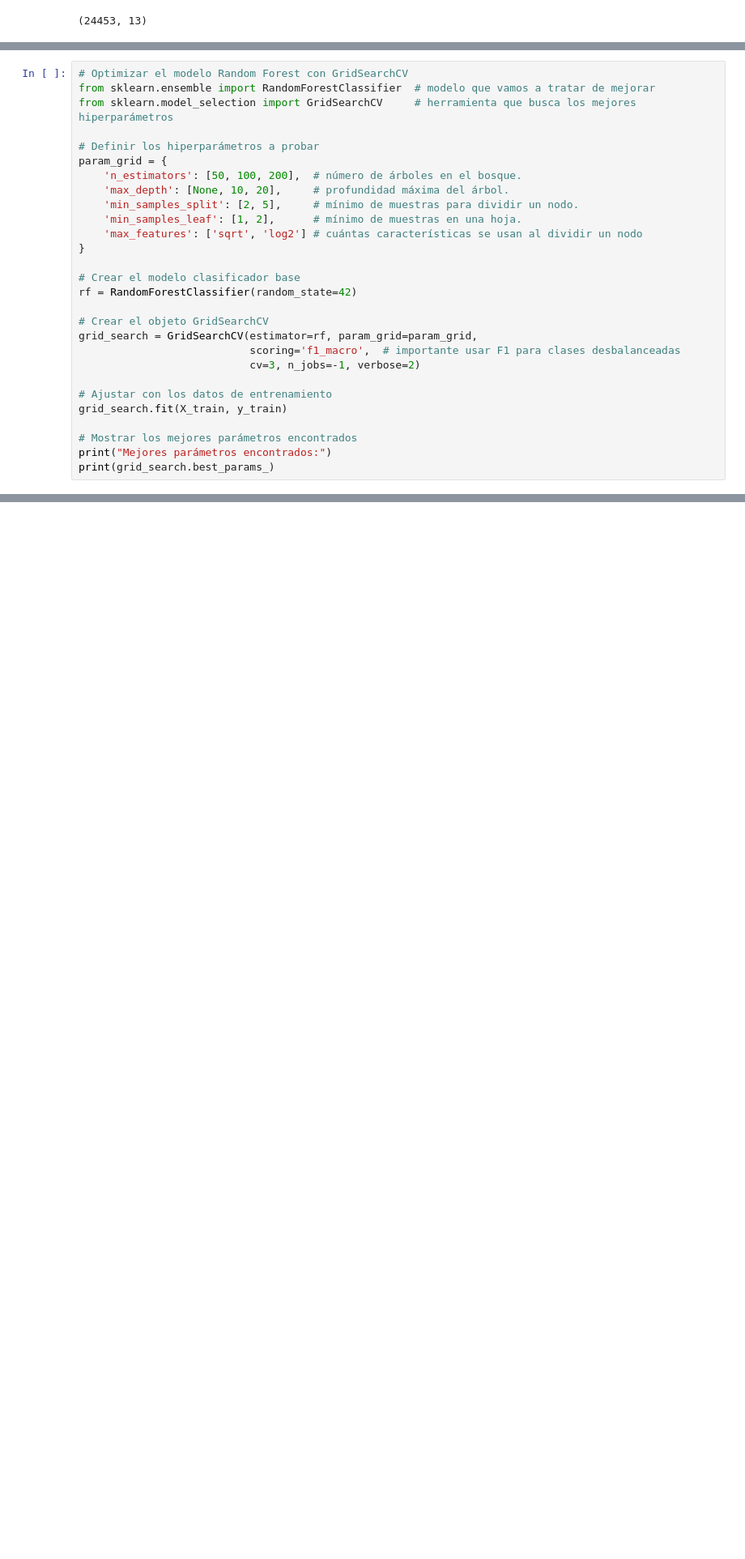
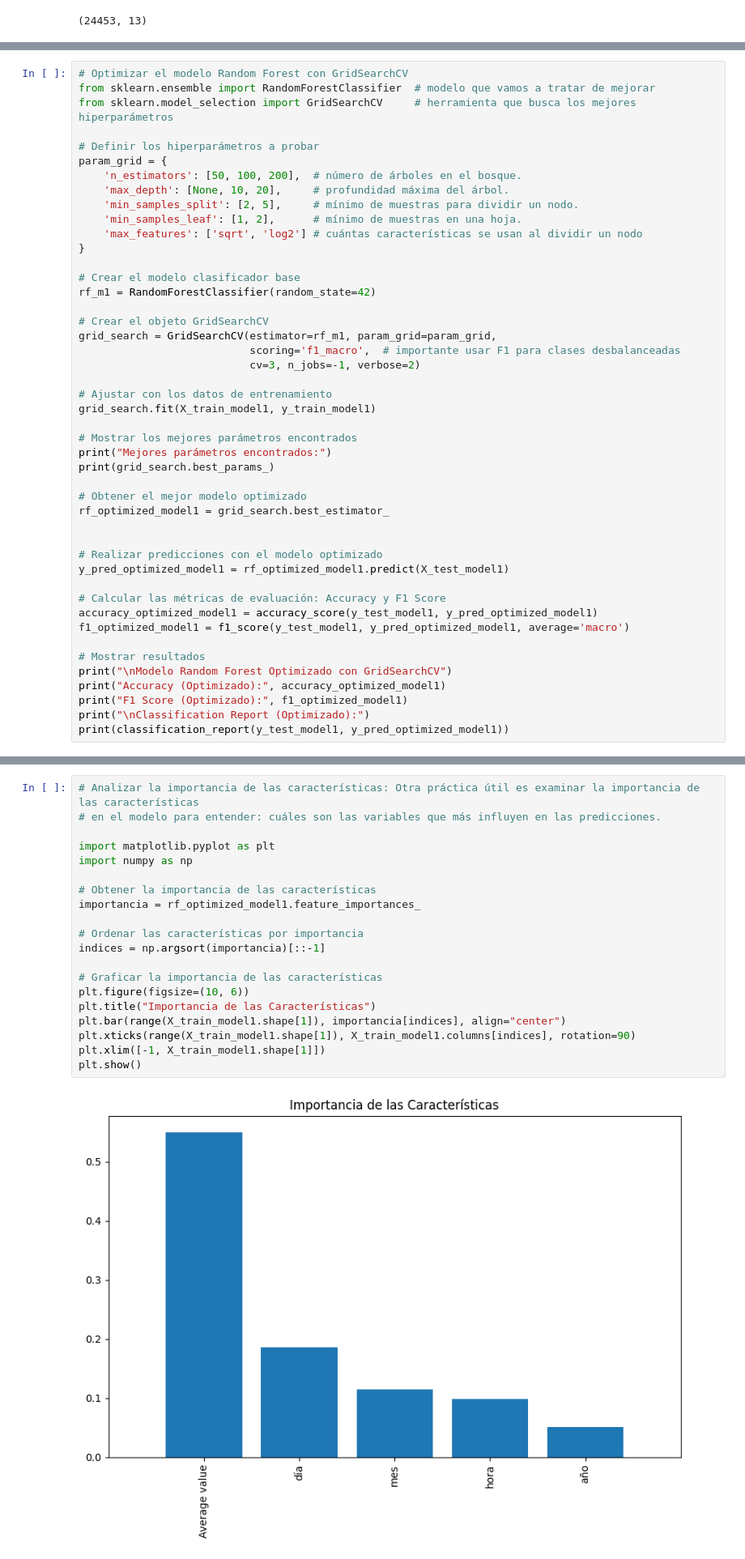
Before and after one commit to carlosgomezagrafojo/pollution-data, a Jupyter notebook: proyect_contaminacion.ipynb, the cells around one changed output, grey strips where cells are left out. Shown at 81% size. Cells and saved outputs as stored; diff of their text form; blank space fills up the shorter version.

Commit message:
modelo 3 de clasificación

```diff
--- a/proyect_contaminacion.ipynb
+++ b/proyect_contaminacion.ipynb
@@ -3748,19 +3798,37 @@ param_grid = {
 }
 
 # Crear el modelo clasificador base
-rf = RandomForestClassifier(random_state=42)
+rf_m1 = RandomForestClassifier(random_state=42)
 
 # Crear el objeto GridSearchCV
-grid_search = GridSearchCV(estimator=rf, param_grid=param_grid,
+grid_search = GridSearchCV(estimator=rf_m1, param_grid=param_grid,
                            scoring='f1_macro',  # importante usar F1 para clases desbalanceadas
                            cv=3, n_jobs=-1, verbose=2)
 
 # Ajustar con los datos de entrenamiento
-grid_search.fit(X_train, y_train)
+grid_search.fit(X_train_model1, y_train_model1)
 
 # Mostrar los mejores parámetros encontrados
 print("Mejores parámetros encontrados:")
 print(grid_search.best_params_)
+
+# Obtener el mejor modelo optimizado
+rf_optimized_model1 = grid_search.best_estimator_
+
+
+# Realizar predicciones con el modelo optimizado
+y_pred_optimized_model1 = rf_optimized_model1.predict(X_test_model1)
+
+# Calcular las métricas de evaluación: Accuracy y F1 Score
+accuracy_optimized_model1 = accuracy_score(y_test_model1, y_pred_optimized_model1)
+f1_optimized_model1 = f1_score(y_test_model1, y_pred_optimized_model1, average='macro')
+
+# Mostrar resultados
+print("\nModelo Random Forest Optimizado con GridSearchCV")
+print("Accuracy (Optimizado):", accuracy_optimized_model1)
+print("F1 Score (Optimizado):", f1_optimized_model1)
+print("\nClassification Report (Optimizado):")
+print(classification_report(y_test_model1, y_pred_optimized_model1))
 # %% [output]
 Fitting 3 folds for each of 72 candidates, totalling 216 fits
 Mejores parámetros encontrados:
@@ -3863,4 +3910,26 @@ df_instrument.head()
 | 2 | 2021-01-01 | 204 | 4 | 1.200 | 0 | CO | Normal | ... |
 | 3 | 2021-01-01 | 204 | 5 | 0.002 | 0 | O3 | Normal | ... |
 | 4 | 2021-01-01 | 204 | 7 | 73.000 | 0 | PM10 | Normal | ... |
+# %%
+# Analizar la importancia de las características: Otra práctica útil es examinar la importancia de las características
+# en el modelo para entender: cuáles son las variables que más influyen en las predicciones.
+
+import matplotlib.pyplot as plt
+import numpy as np
+
+# Obtener la importancia de las características
+importancia = rf_optimized_model1.feature_importances_
+
+# Ordenar las características por importancia
+indices = np.argsort(importancia)[::-1]
+
+# Graficar la importancia de las características
+plt.figure(figsize=(10, 6))
+plt.title("Importancia de las Características")
+plt.bar(range(X_train_model1.shape[1]), importancia[indices], align="center")
+plt.xticks(range(X_train_model1.shape[1]), X_train_model1.columns[indices], rotation=90)
+plt.xlim([-1, X_train_model1.shape[1]])
+plt.show()
+# %% [output]
+[figure, added]
 # %%
```
Also changed, not shown: parts of 78 cells of this notebook.
